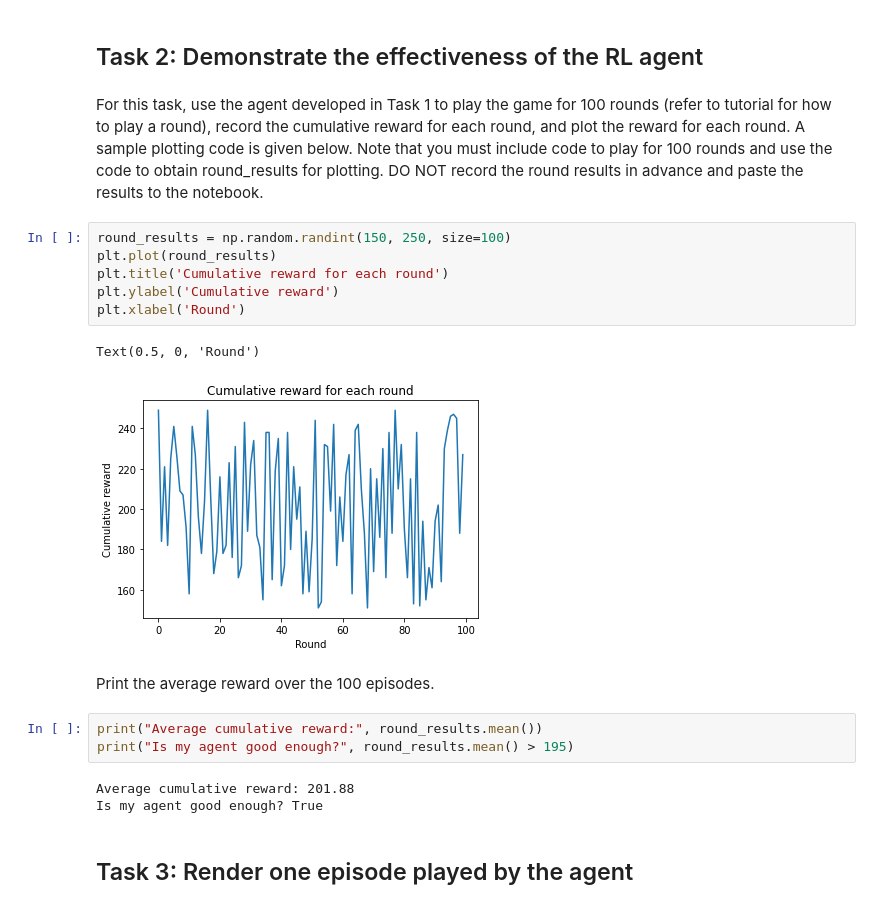
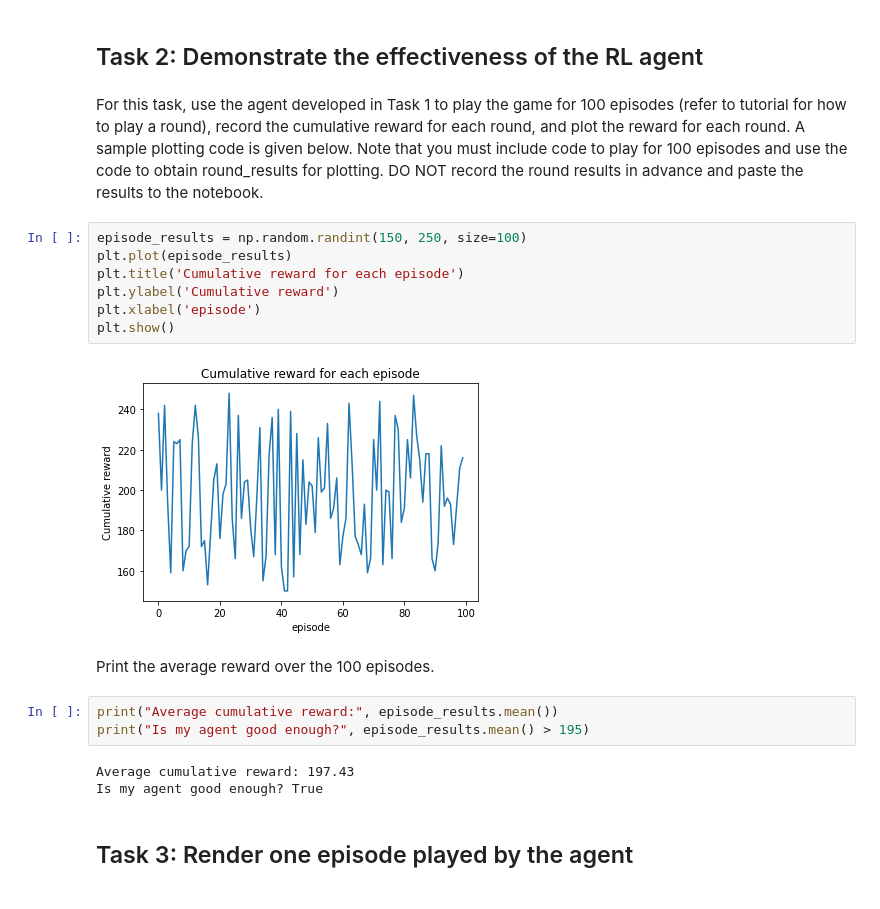
Before and after one commit to yue-zhongqi/cartpole_colab, a Jupyter notebook: cartpole.ipynb, the cells around one changed output. Saved outputs shown, nothing was run; the diff lists cells and outputs as text.

```diff
--- a/cartpole.ipynb
+++ b/cartpole.ipynb
@@ -124,23 +124,23 @@ Chosen action: 0
 # %% [markdown]
 ## Task 2: Demonstrate the effectiveness of the RL agent
 # %% [markdown]
-For this task, use the agent developed in Task 1 to play the game for 100 rounds (refer to tutorial for how to play a round), record the cumulative reward for each round, and plot the reward for each round. A sample plotting code is given below. Note that you must include code to play for 100 rounds and use the code to obtain round_results for plotting. DO NOT record the round results in advance and paste the results to the notebook.
+For this task, use the agent developed in Task 1 to play the game for 100 episodes (refer to tutorial for how to play a round), record the cumulative reward for each round, and plot the reward for each round. A sample plotting code is given below. Note that you must include code to play for 100 episodes and use the code to obtain round_results for plotting. DO NOT record the round results in advance and paste the results to the notebook.
 # %%
-round_results = np.random.randint(150, 250, size=100)
-plt.plot(round_results)
-plt.title('Cumulative reward for each round')
+episode_results = np.random.randint(150, 250, size=100)
+plt.plot(episode_results)
+plt.title('Cumulative reward for each episode')
 plt.ylabel('Cumulative reward')
-plt.xlabel('Round')
+plt.xlabel('episode')
+plt.show()
 # %% [output]
-Text(0.5, 0, 'Round')
-[figure, old version]
+[figure, new version]
 # %% [markdown]
 Print the average reward over the 100 episodes.
 # %%
-print("Average cumulative reward:", round_results.mean())
-print("Is my agent good enough?", round_results.mean() > 195)
+print("Average cumulative reward:", episode_results.mean())
+print("Is my agent good enough?", episode_results.mean() > 195)
 # %% [output]
-Average cumulative reward: 201.88
+Average cumulative reward: 197.43
 Is my agent good enough? True
 # %% [markdown]
 ## Task 3: Render one episode played by the agent
```
